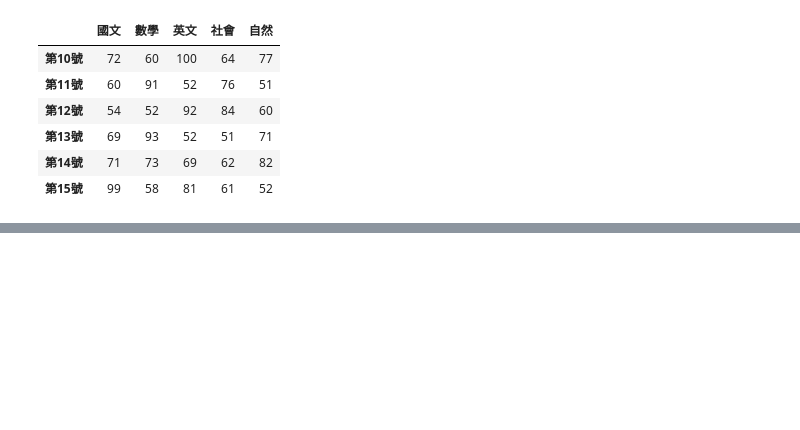
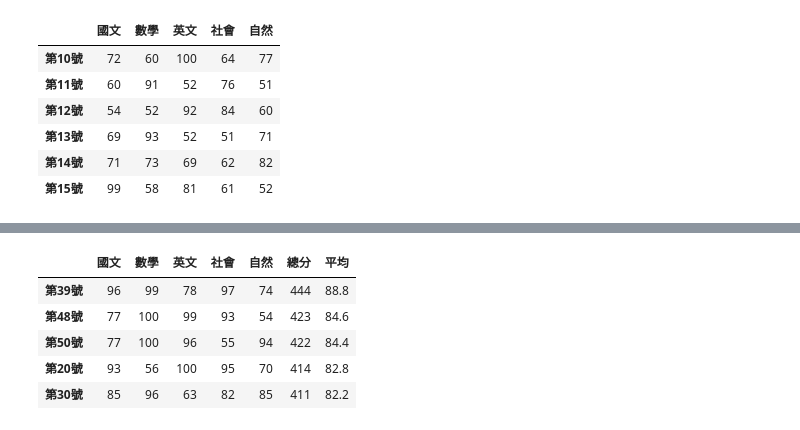
Before and after one commit to angela910423/_TEST_, a Jupyter notebook: lesson10.ipynb, the cells around one changed output, grey strips where cells are left out. Saved outputs shown, nothing was run; the diff lists cells and outputs as text; code cells hidden in the pictures; blank space fills up the shorter version.

```diff
--- a/lesson10.ipynb
+++ b/lesson10.ipynb
@@ -181,0 +267,11 @@ df1.loc['第10號':'第15號']
+# %%
+df2=df1.sort_values(by='總分',ascending=False)
+df2.iloc[-5:] #後五名
+df2.iloc[:5] #前五名
+# %% [output]
+|  | 國文 | 數學 | 英文 | 社會 | 自然 | 總分 | 平均 |
+| 第39號 | 96 | 99 | 78 | 97 | 74 | 444 | 88.8 |
+| 第48號 | 77 | 100 | 99 | 93 | 54 | 423 | 84.6 |
+| 第50號 | 77 | 100 | 96 | 55 | 94 | 422 | 84.4 |
+| 第20號 | 93 | 56 | 100 | 95 | 70 | 414 | 82.8 |
+| 第30號 | 85 | 96 | 63 | 82 | 85 | 411 | 82.2 |
```
Also changed, not shown: parts of 6 cells of this notebook.
